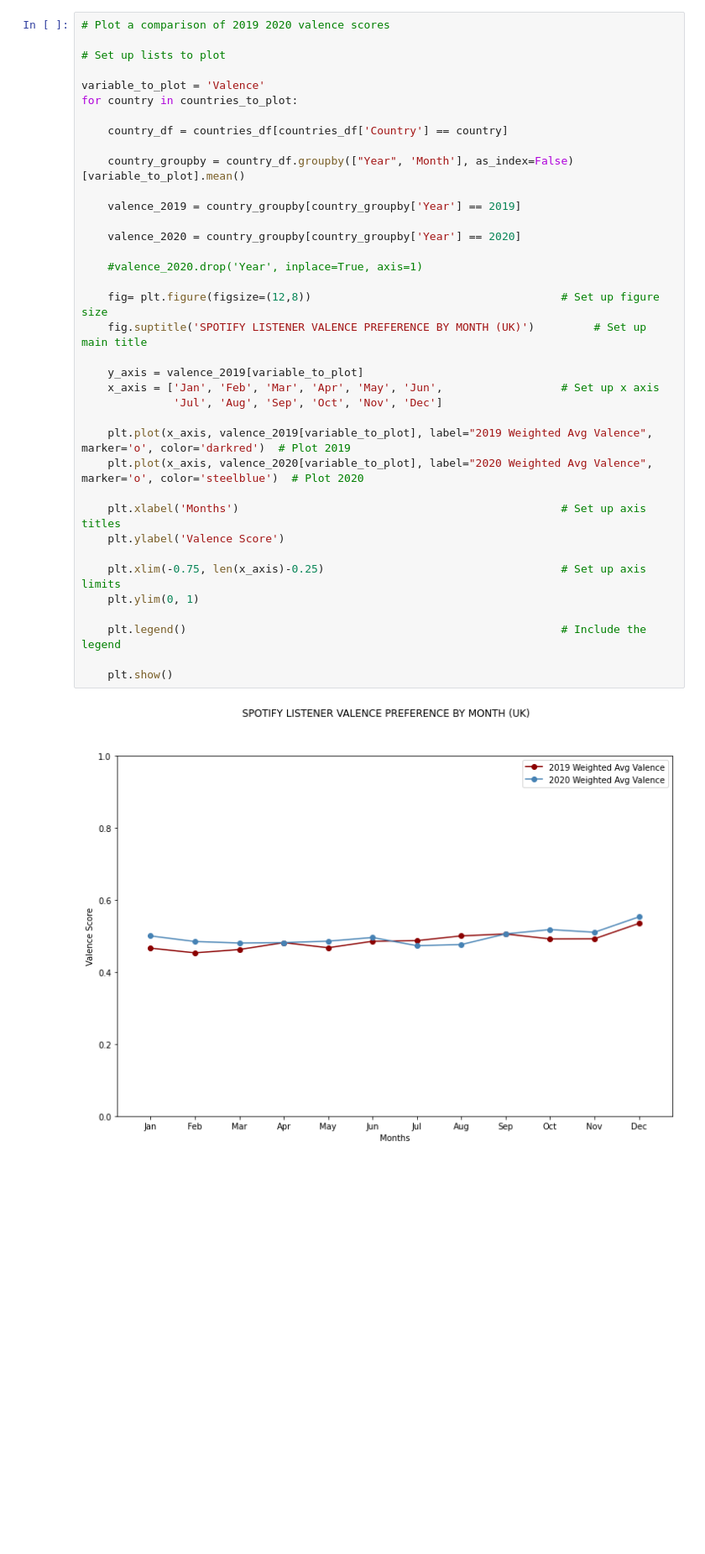
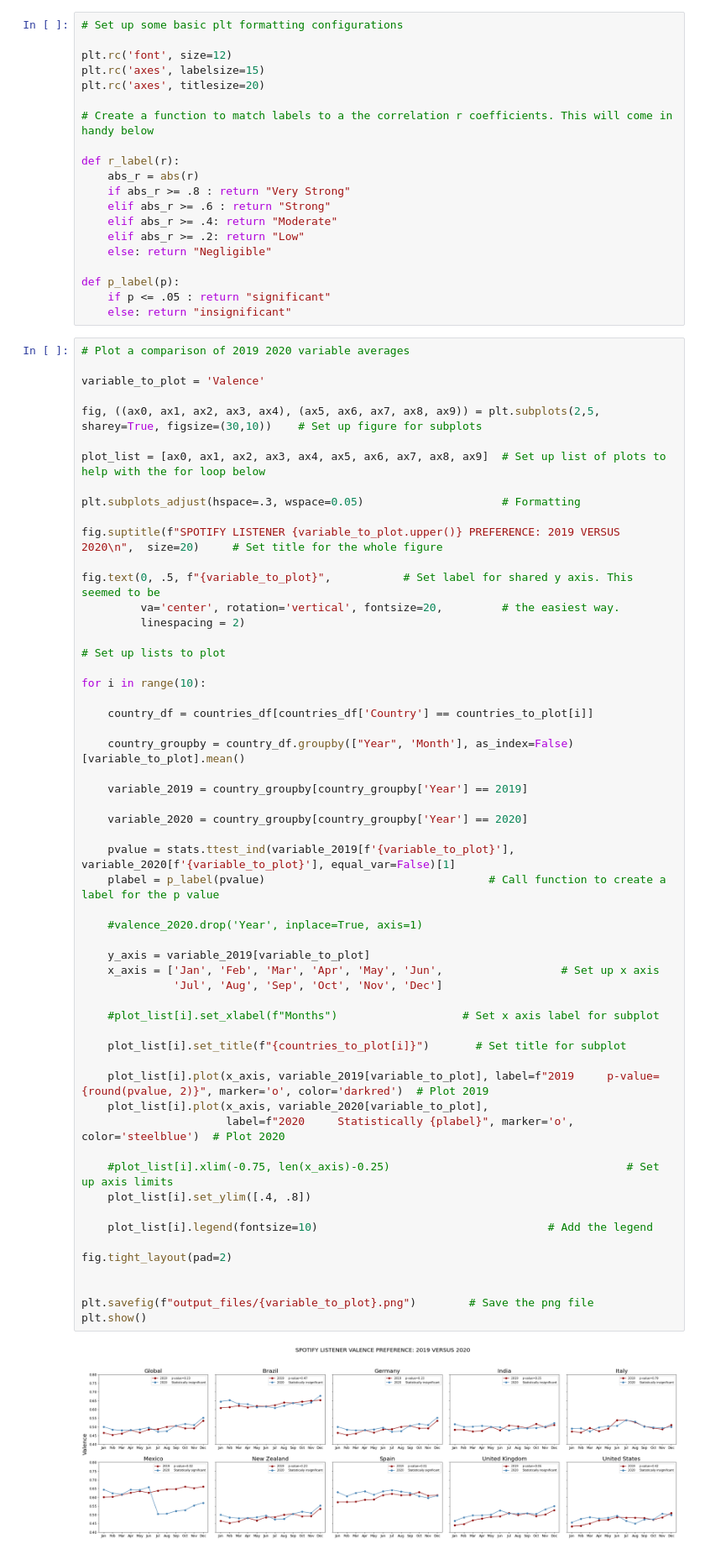
Before and after one commit to verocastillo/data-project-1, a Jupyter notebook: unified_plot/unified_plot.ipynb, the cells around one changed output. Shown at 84% size. Saved outputs shown, nothing was run; the diff lists cells and outputs as text; blank space fills up the shorter version.

Commit message:
2019 and 2020 comparison charts finished

```diff
--- a/unified_plot/unified_plot.ipynb
+++ b/unified_plot/unified_plot.ipynb
@@ -59,39 +80,78 @@ countries_to_plot
+# %%
+# Set up some basic plt formatting configurations
+
+plt.rc('font', size=12)
+plt.rc('axes', labelsize=15)
+plt.rc('axes', titlesize=20)
+
+# Create a function to match labels to a the correlation r coefficients. This will come in handy below
+
+def r_label(r):
+    abs_r = abs(r)
+    if abs_r >= .8 : return "Very Strong"
+    elif abs_r >= .6 : return "Strong"
+    elif abs_r >= .4: return "Moderate"
+    elif abs_r >= .2: return "Low"
+    else: return "Negligible"
+
+def p_label(p):
+    if p <= .05 : return "significant"
+    else: return "insignificant"
 # %%
-# Plot a comparison of 2019 2020 valence scores
+# Plot a comparison of 2019 2020 variable averages
+
+variable_to_plot = 'Valence'
+
+fig, ((ax0, ax1, ax2, ax3, ax4), (ax5, ax6, ax7, ax8, ax9)) = plt.subplots(2,5, sharey=True, figsize=(30,10))    # Set up figure for subplots
+
+plot_list = [ax0, ax1, ax2, ax3, ax4, ax5, ax6, ax7, ax8, ax9]  # Set up list of plots to help with the for loop below
+
+plt.subplots_adjust(hspace=.3, wspace=0.05)                     # Formatting
+
+fig.suptitle(f"SPOTIFY LISTENER {variable_to_plot.upper()} PREFERENCE: 2019 VERSUS 2020\n",  size=20)     # Set title for the whole figure
+
+fig.text(0, .5, f"{variable_to_plot}",           # Set label for shared y axis. This seemed to be
+         va='center', rotation='vertical', fontsize=20,         # the easiest way.
+         linespacing = 2)
 
 # Set up lists to plot
 
-variable_to_plot = 'Valence'
-for country in countries_to_plot:
+for i in range(10):
 
-    country_df = countries_df[countries_df['Country'] == country]
+    country_df = countries_df[countries_df['Country'] == countries_to_plot[i]]
 
     country_groupby = country_df.groupby(["Year", 'Month'], as_index=False)[variable_to_plot].mean()
 
-    valence_2019 = country_groupby[country_groupby['Year'] == 2019]
+    variable_2019 = country_groupby[country_groupby['Year'] == 2019]
 
-    valence_2020 = country_groupby[country_groupby['Year'] == 2020]
+    variable_2020 = country_groupby[country_groupby['Year'] == 2020]
+
+    pvalue = stats.ttest_ind(variable_2019[f'{variable_to_plot}'], variable_2020[f'{variable_to_plot}'], equal_var=False)[1]
+    plabel = p_label(pvalue)                                  # Call function to create a label for the p value
 
     #valence_2020.drop('Year', inplace=True, axis=1)
 
-    fig= plt.figure(figsize=(12,8))                                      # Set up figure size
-    fig.suptitle('SPOTIFY LISTENER VALENCE PREFERENCE BY MONTH (UK)')         # Set up main title
-
-    y_axis = valence_2019[variable_to_plot]
+    y_axis = variable_2019[variable_to_plot]
     x_axis = ['Jan', 'Feb', 'Mar', 'Apr', 'May', 'Jun',                  # Set up x axis
               'Jul', 'Aug', 'Sep', 'Oct', 'Nov', 'Dec']
 
-    plt.plot(x_axis, valence_2019[variable_to_plot], label="2019 Weighted Avg Valence", marker='o', color='darkred')  # Plot 2019
-    plt.plot(x_axis, valence_2020[variable_to_plot], label="2020 Weighted Avg Valence", marker='o', color='steelblue')  # Plot 2020
+    #plot_list[i].set_xlabel(f"Months")                   # Set x axis label for subplot
 
-    plt.xlabel('Months')                                                 # Set up axis titles
-    plt.ylabel('Valence Score')
+    plot_list[i].set_title(f"{countries_to_plot[i]}")       # Set title for subplot
 
-    plt.xlim(-0.75, len(x_axis)-0.25)                                    # Set up axis limits
-    plt.ylim(0, 1)
+    plot_list[i].plot(x_axis, variable_2019[variable_to_plot], label=f"2019     p-value={round(pvalue, 2)}", marker='o', color='darkred')  # Plot 2019
+    plot_list[i].plot(x_axis, variable_2020[variable_to_plot],
+                      label=f"2020     Statistically {plabel}", marker='o', color='steelblue')  # Plot 2020
 
-    plt.legend()                                                         # Include the legend
+    #plot_list[i].xlim(-0.75, len(x_axis)-0.25)                                    # Set up axis limits
+    plot_list[i].set_ylim([.4, .8])
 
-    plt.show()
+    plot_list[i].legend(fontsize=10)                                   # Add the legend
+
+fig.tight_layout(pad=2)
+
+
+plt.savefig(f"output_files/{variable_to_plot}.png")        # Save the png file
+plt.show()
 # %% [output]
-[figure, old version]
+[figure, new version]
```
Also changed, not shown: parts of 6 cells of this notebook, 5 other files.
